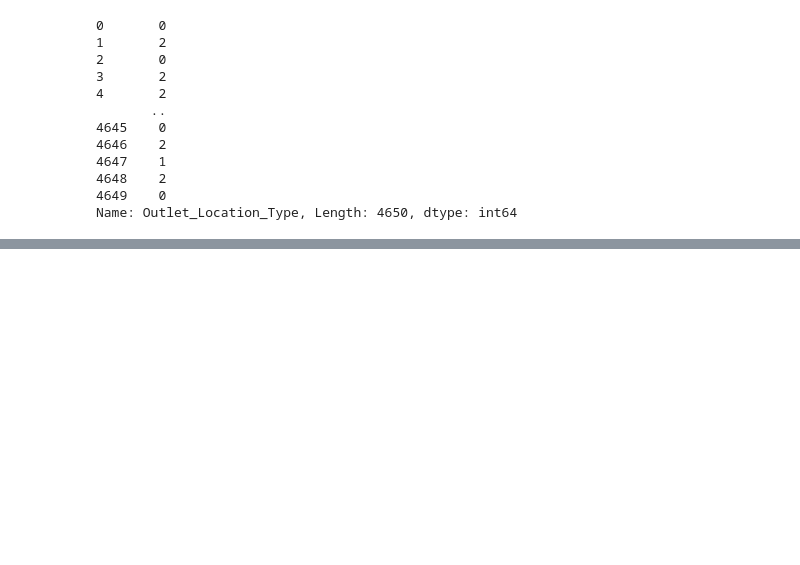
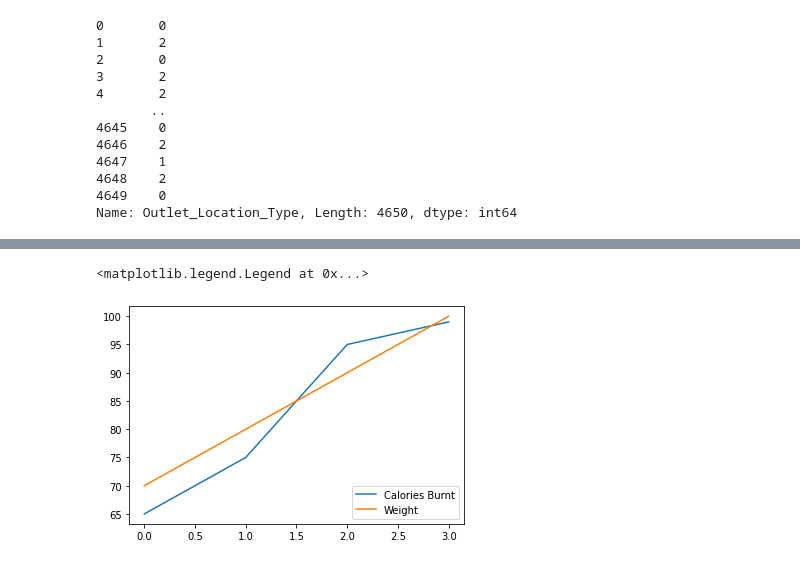
Before and after one commit to Neelam-Singhal/ds, a Jupyter notebook: pythontest.ipynb, the cells around one changed output, grey strips where cells are left out. Saved outputs shown, nothing was run; the diff lists cells and outputs as text; code cells hidden in the pictures; blank space fills up the shorter version.

```diff
--- a/pythontest.ipynb
+++ b/pythontest.ipynb
@@ -518,0 +663,10 @@ Name: Outlet_Location_Type, Length: 4650, dtype: int64
+# %%
+calories_burnt = [65, 75, 95, 99]
+
+plt.plot(calories_burnt)
+plt.plot(weight)
+
+plt.legend(labels=['Calories Burnt','Weight'], loc="lower right")
+# %% [output]
+<matplotlib.legend.Legend at 0x...>
+[figure, added]
```
Also changed, not shown: parts of 19 cells of this notebook, 1 other file.
